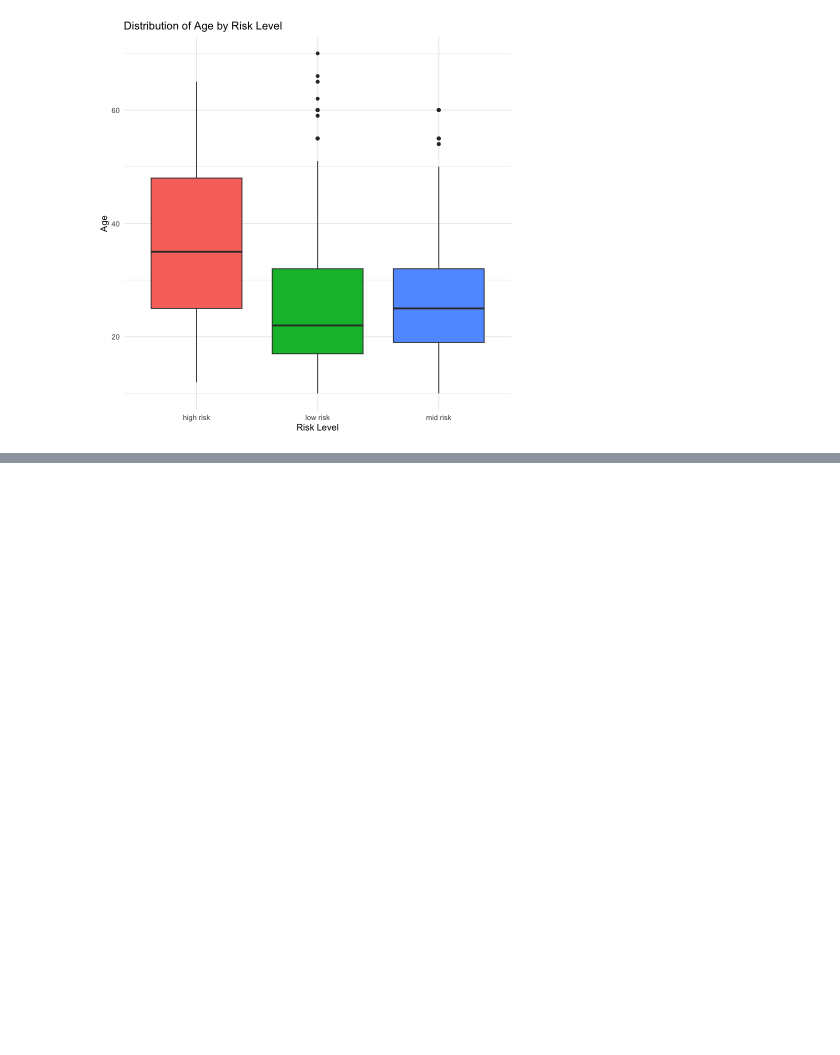
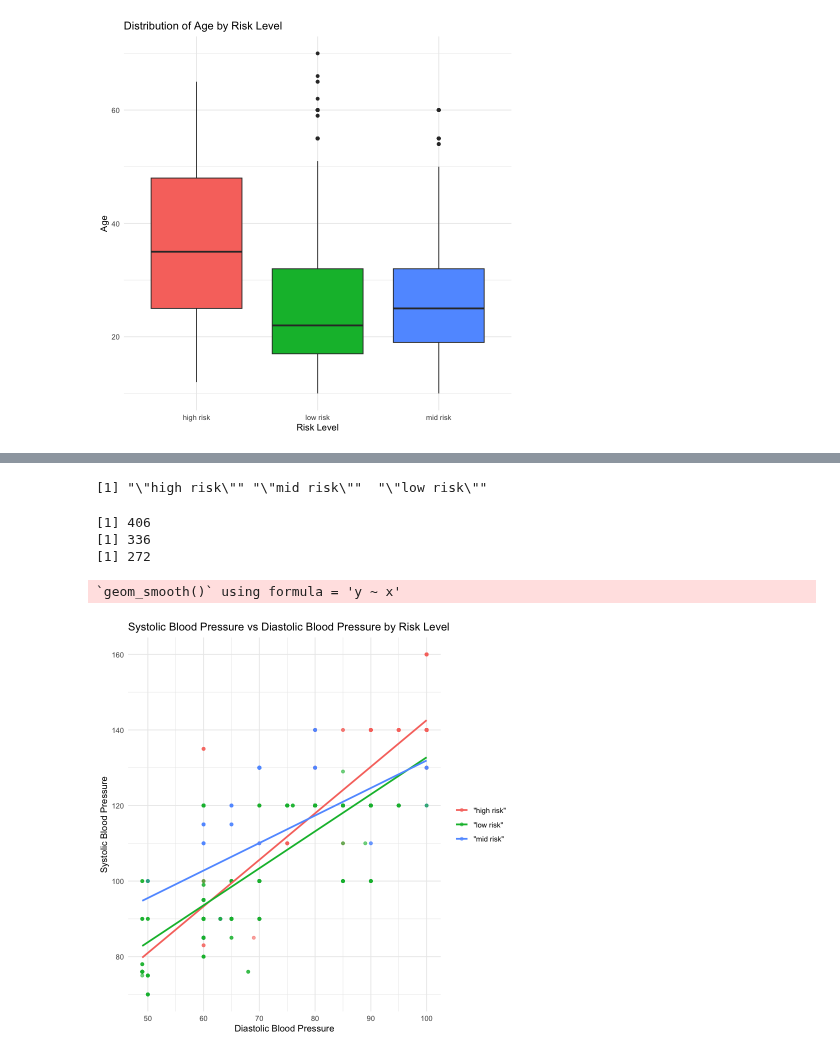
Before and after one commit to mencinas93/Maternal-Health, a Jupyter notebook: Maternal_Heath.ipynb, the cells around one changed output, grey strips where cells are left out. Drawn from its saved outputs; the diff is of its cells as text; code cells hidden in the pictures; blank space fills up the shorter version.

```diff
--- a/Maternal_Heath.ipynb
+++ b/Maternal_Heath.ipynb
@@ -195,0 +261,4 @@ ggplot(all_patients, aes(x = RiskLevel, y = `p.Age`, fill = RiskLevel)) +
+# %%
+unique(all_patients$p.RiskLevel)
+# %% [output]
+[1] "\"high risk\"" "\"mid risk\""  "\"low risk\""
@@ -195,0 +273,20 @@ ggplot(all_patients, aes(x = RiskLevel, y = `p.Age`, fill = RiskLevel)) +
+# %%
+print(nrow(low_risk))
+print(nrow(mid_risk))
+print(nrow(high_risk))
+# %% [output]
+[1] 406
+[1] 336
+[1] 272
+# %%
+ggplot(all_patients, aes(x = p.DiastolicBP, y = p.SystolicBP, color = p.RiskLevel)) +
+  geom_point(alpha = 0.6) +
+  geom_smooth(method = "lm", se = FALSE, fullrange = TRUE) +
+  labs(title = "Systolic Blood Pressure vs Diastolic Blood Pressure by Risk Level",
+       x = "Diastolic Blood Pressure",
+       y = "Systolic Blood Pressure") +
+  theme_minimal() +
+  theme(legend.title = element_blank())
+# %% [output]
+`geom_smooth()` using formula = 'y ~ x'
+[figure, added]
```
Also changed, not shown: parts of 9 cells of this notebook.
